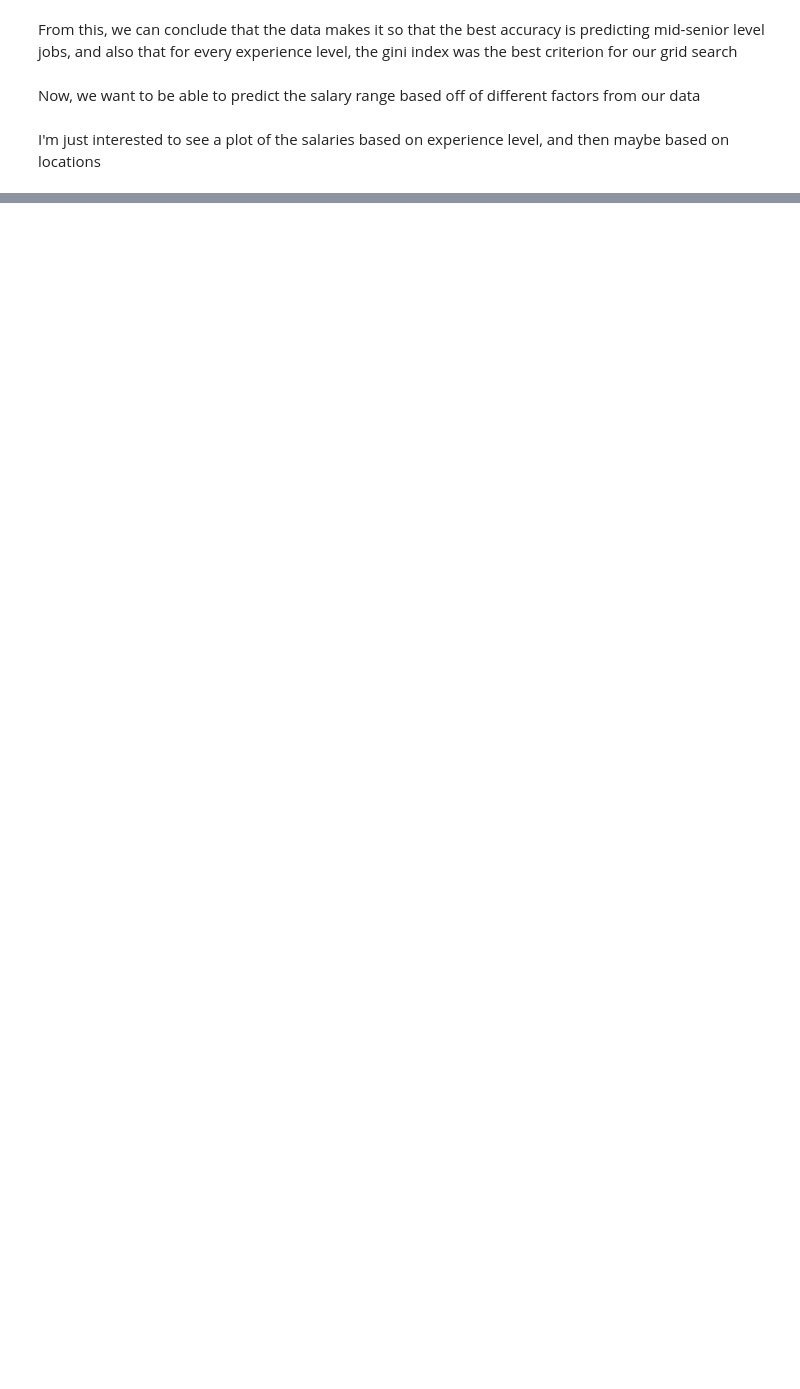
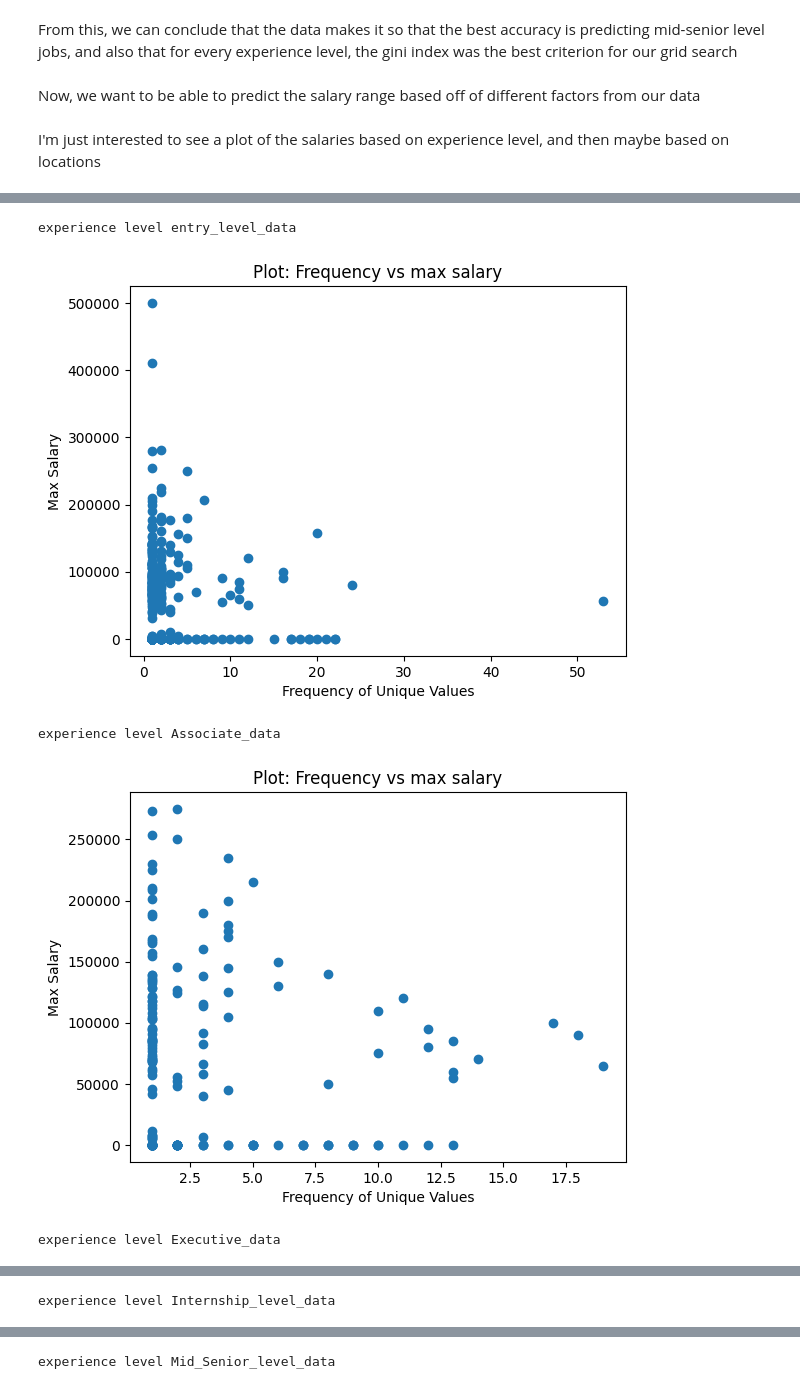
Before and after one commit to sarahwinters64/portfolio_projects, a Jupyter notebook: job_postings_cleanup.ipynb, the cells around one changed output, grey strips where cells are left out. Cells and saved outputs as stored; diff of their text form; code cells hidden in the pictures; blank space fills up the shorter version.

```diff
--- a/job_postings_cleanup.ipynb
+++ b/job_postings_cleanup.ipynb
@@ -308,0 +556,20 @@ I'm just interested to see a plot of the salaries based on experience level, and
+# %%
+# experience_levels = [entry_level_data, Associate_data, Executive_data, Internship_level_data, Mid_Senior_level_data]
+experience_levels = {
+    'entry_level_data': entry_level_data,
+    'Associate_data': Associate_data,
+    'Executive_data': Executive_data,
+    'Internship_level_data': Internship_level_data,
+    'Mid_Senior_level_data': Mid_Senior_level_data
+}
+for variable_name, experience in experience_levels.items():
+    print("experience level", variable_name)
+    hexbin(experience)
+# hexbin(_data)
+# job_postings_data.plot(kind='hexbin', y="max_salary", x="applies", gridsize=2)
+# %% [output]
+experience level entry_level_data
+[figure, added]
+experience level Associate_data
+[figure, added]
+experience level Executive_data
@@ -308,0 +577 @@ I'm just interested to see a plot of the salaries based on experience level, and
+experience level Internship_level_data
@@ -308,0 +579 @@ I'm just interested to see a plot of the salaries based on experience level, and
+experience level Mid_Senior_level_data
```
Also changed, not shown: parts of 23 cells of this notebook, 1 other file.
